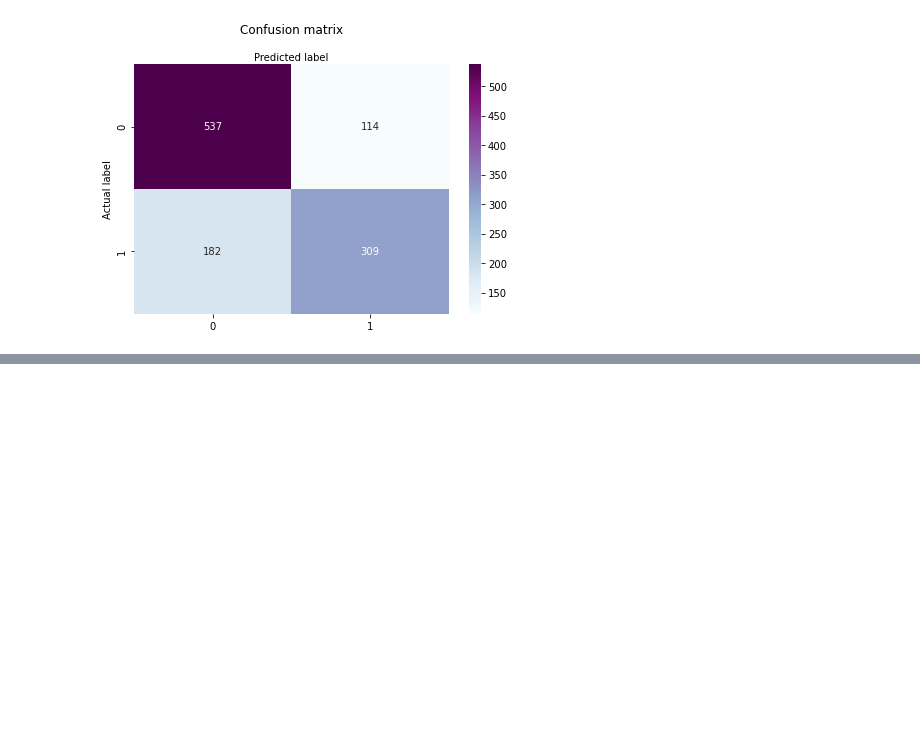
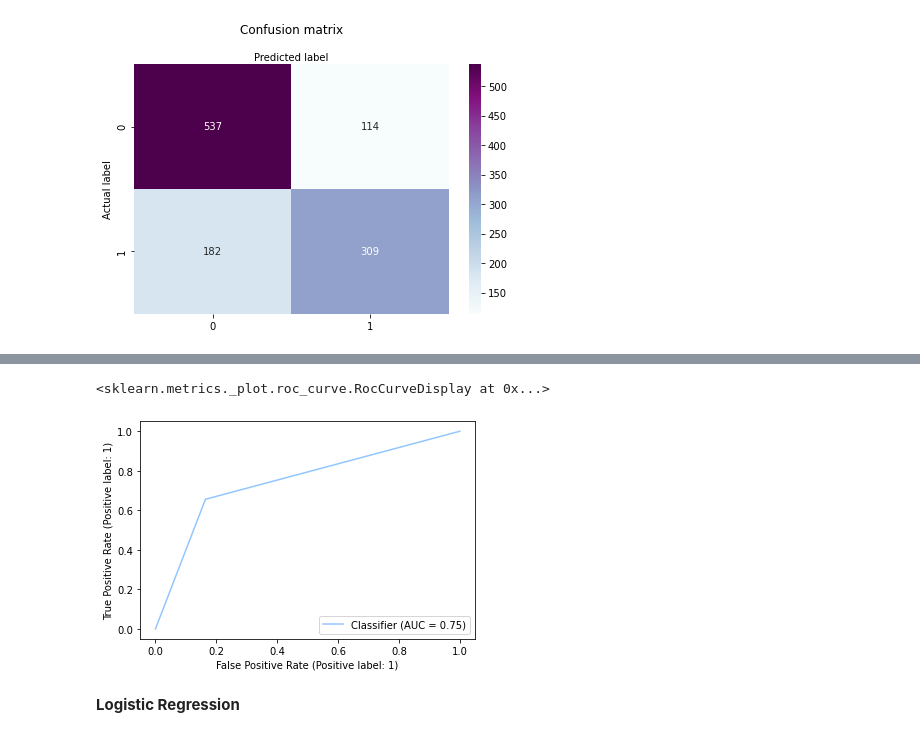
Before and after one commit to raissalohanna/DataLab-FinalProject, a Jupyter notebook: NLP Tweet Disaster.ipynb, the cells around one changed output, grey strips where cells are left out. Cells and saved outputs as stored; diff of their text form; code cells hidden in the pictures; blank space fills up the shorter version.

```diff
--- a/NLP Tweet Disaster.ipynb
+++ b/NLP Tweet Disaster.ipynb
@@ -1203,0 +1231,11 @@ Text(0.5, 257.44, 'Predicted label')
+# %%
+def create_country_binary(df):
+
+    '''Encodes country information in a different way:
+    0: no country info
+    1: there is country info'''
+
+
+    df['country binary']= np.where(df.country=='NAN', 0, 1)
+
+    return df
@@ -1203,0 +1462,7 @@ Text(0.5, 257.44, 'Predicted label')
+# %%
+RocCurveDisplay.from_predictions(yvalid4, ypred4_RF)
+# %% [output]
+<sklearn.metrics._plot.roc_curve.RocCurveDisplay at 0x...>
+[figure, added]
+# %% [markdown]
+**Logistic Regression**
```
Also changed, not shown: parts of 24 cells of this notebook.
